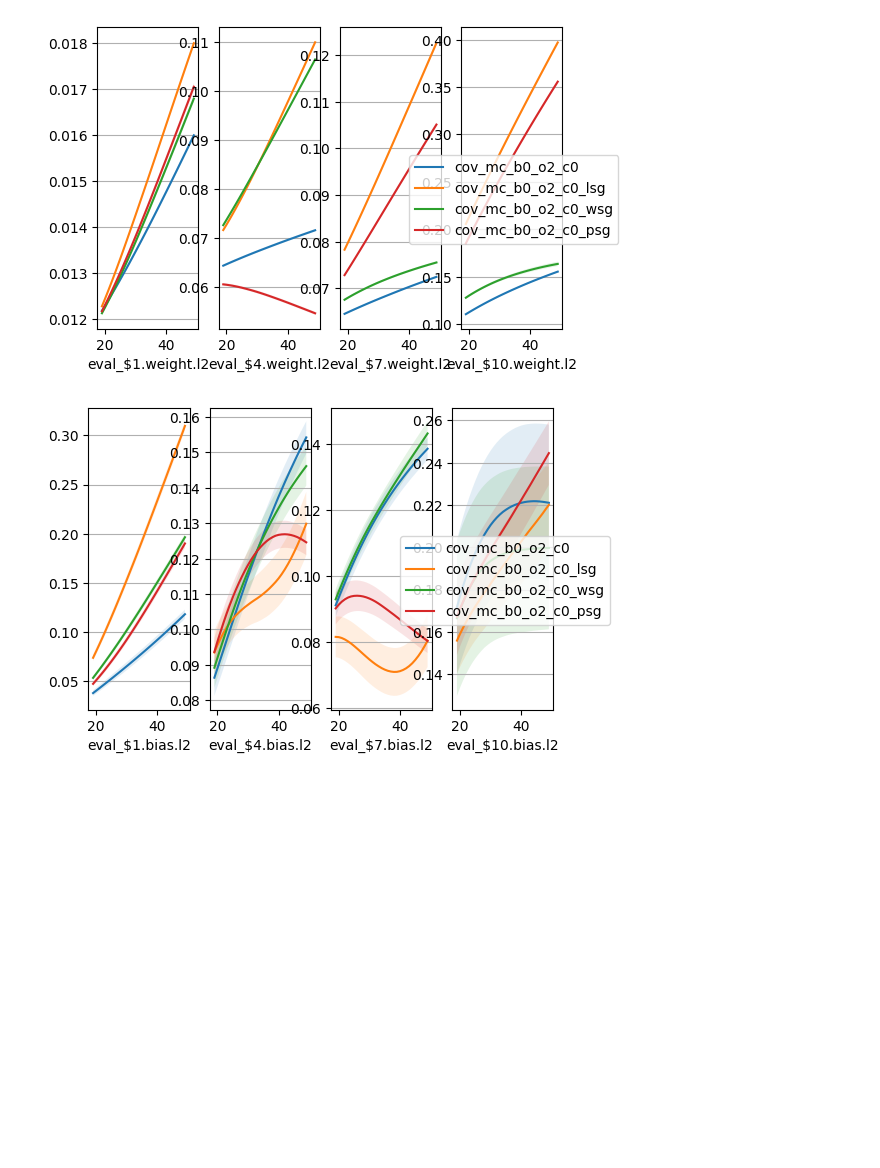
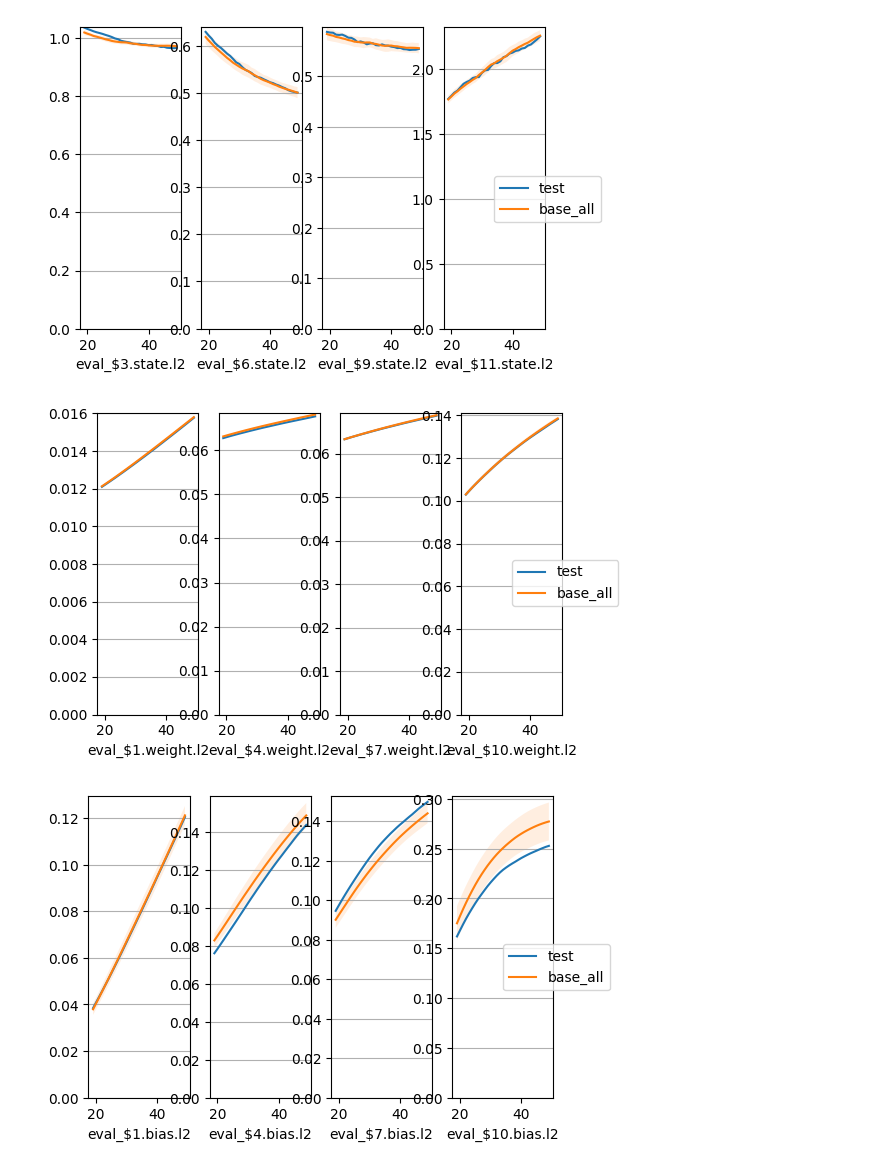
Before and after one commit to yingchenlin/kiln, a Jupyter notebook: dist.ipynb, the cells around one changed output. Saved outputs shown, nothing was run; the diff lists cells and outputs as text; code cells hidden in the pictures; blank space fills up the shorter version.

```diff
--- a/dist.ipynb
+++ b/dist.ipynb
@@ -61,7 +61,11 @@ def read_weight(state, i, flip):
 # %%
 #group, tags = "schemes", [f"{s}_{l}" for s in ("none", "base", "mean", "cov-mc", "cov-quad") for l in ("all",)]
 #group, tags = "cov", [f"cov_{l}_b{b}_o{o}_c{c}" for l in ("mc",) for b in (0, 1) for o in (0, 1, 2) for c in (1,)]
-group, tags = "cov", [f"cov_mc_b0_o2_c0{s}" for s in ("", "_lsg", "_wsg", "_psg")]
+#group, tags = "cov", [f"cov_mc_b0_o2_c0{s}" for s in ("", "_lsg", "_wsg", "_psg")]
+#group, tags = "cov", ["cov_mc_b0_o2_c0"] + [f"cov_mc_b0_o2_c0{s}_l2"
+#    for s in ("", "_xsg", "_wsg", "_psg", "_lsg", "_gsg", "_hsg")]
+#group, tags = "cov", ["none_all"] + [f"cov_mc_b0_o2_c0{s}_l{l}" for s in ("",) for l in (1, 2)]
+group, tags = "schemes", ["test", "base_all"]
 #group, tags = "lin-apx", ("lin-apx_0", "lin-apx_0.5", "lin-apx_1.0", "lin-apx_1.5")
 #group, tags = "l2s", ("l2s_0", "l2s_1e-4", "l2s_5e-5", "l2s_2e-5", "l2s_1e-5", "l2s_5e-6")
 #group, tags = "l2w", ("l2w_0", "l2w_5e-2", "l2w_2e-2", "l2w_1e-2", "l2w_5e-3", "l2w_2e-3")
@@ -104,10 +108,12 @@ def rowplots(df, labels, rolling=5, start=20, stop=50, sharex=True, sharey=False
             std = np.sqrt(var)
             ax.plot(mean, label=tag)
             ax.fill_between(mean.index, mean-std, mean+std, alpha=0.125)
+        ax.set_ylim(bottom=0)
     fig.legend(*axes[0].get_legend_handles_labels(), "right")
 
 df = read_df(group, tags, samples)
-rowplots(df, ["eval_recall1", "eval_loss", "train_loss"])
+rowplots(df, ["eval_recall1", "eval_loss", "train_loss", "eval_ce", "train_ce"])
+rowplots(df, [f"eval_${i}.state.mi" for i in (3, 6, 9, 11)])
 rowplots(df, [f"eval_${i}.state.l0" for i in (3, 6, 9, 11)])
 rowplots(df, [f"eval_${i}.state.l2" for i in (3, 6, 9, 11)])
 rowplots(df, [f"eval_${i}.weight.l2" for i in (1, 4, 7, 10)])
@@ -120,5 +126,6 @@ None
-[figure, old version]
+[figure, new version]
-[figure, old version]
+[figure, new version]
+[figure, added]
 # %%
 def gridplot(title, xlabels, ylabels):
     nrows, ncols = len(ylabels), len(xlabels)
```
Also changed, not shown: parts of 2 cells of this notebook, 6 other files.
